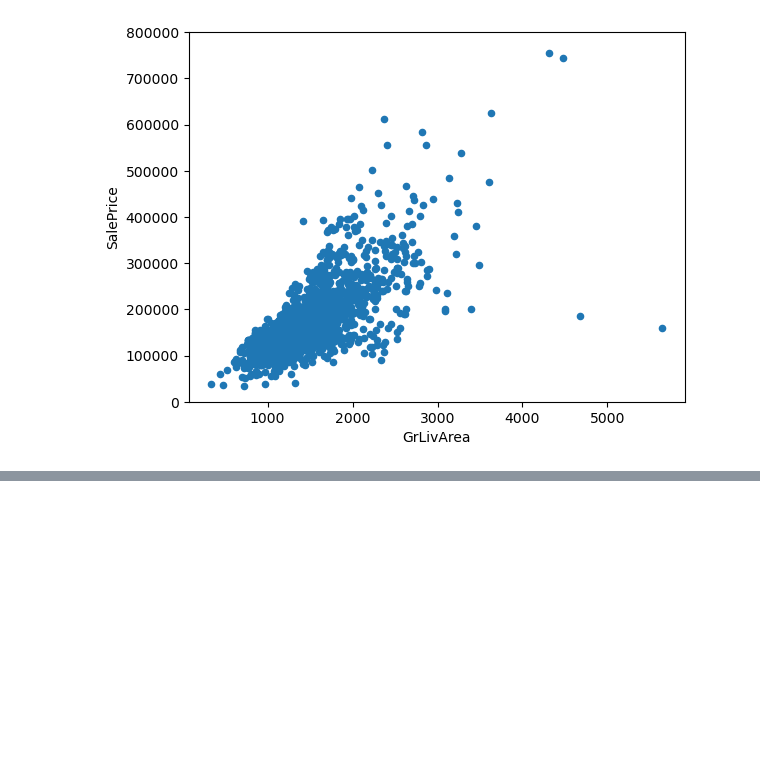
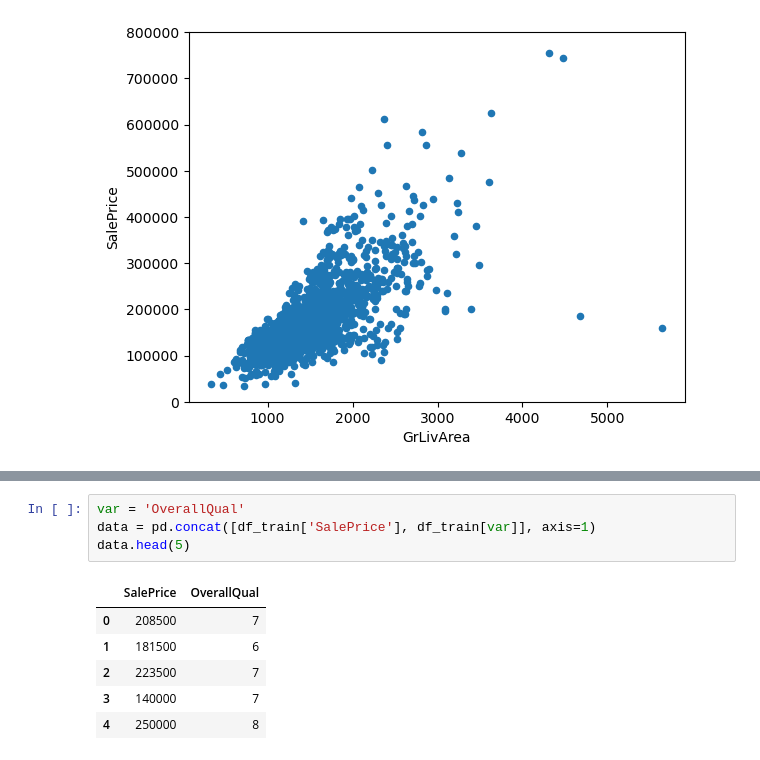
Before and after one commit to alej0ai/python_course, a Jupyter notebook: Laboratory 1: Statistics.ipynb, the cells around one changed output, grey strips where cells are left out. Saved outputs shown, nothing was run; the diff lists cells and outputs as text; blank space fills up the shorter version.

```diff
--- a/Laboratory 1: Statistics.ipynb
+++ b/Laboratory 1: Statistics.ipynb
@@ -157,0 +172,11 @@ df2.plot.scatter(x=var, y='SalePrice', ylim=(0,800000))
+# %%
+var = 'OverallQual'
+data = pd.concat([df_train['SalePrice'], df_train[var]], axis=1)
+data.head(5)
+# %% [output]
+|  | SalePrice | OverallQual |
+| 0 | 208500 | 7 |
+| 1 | 181500 | 6 |
+| 2 | 223500 | 7 |
+| 3 | 140000 | 7 |
+| 4 | 250000 | 8 |
```
Also changed, not shown: parts of 16 cells of this notebook.
